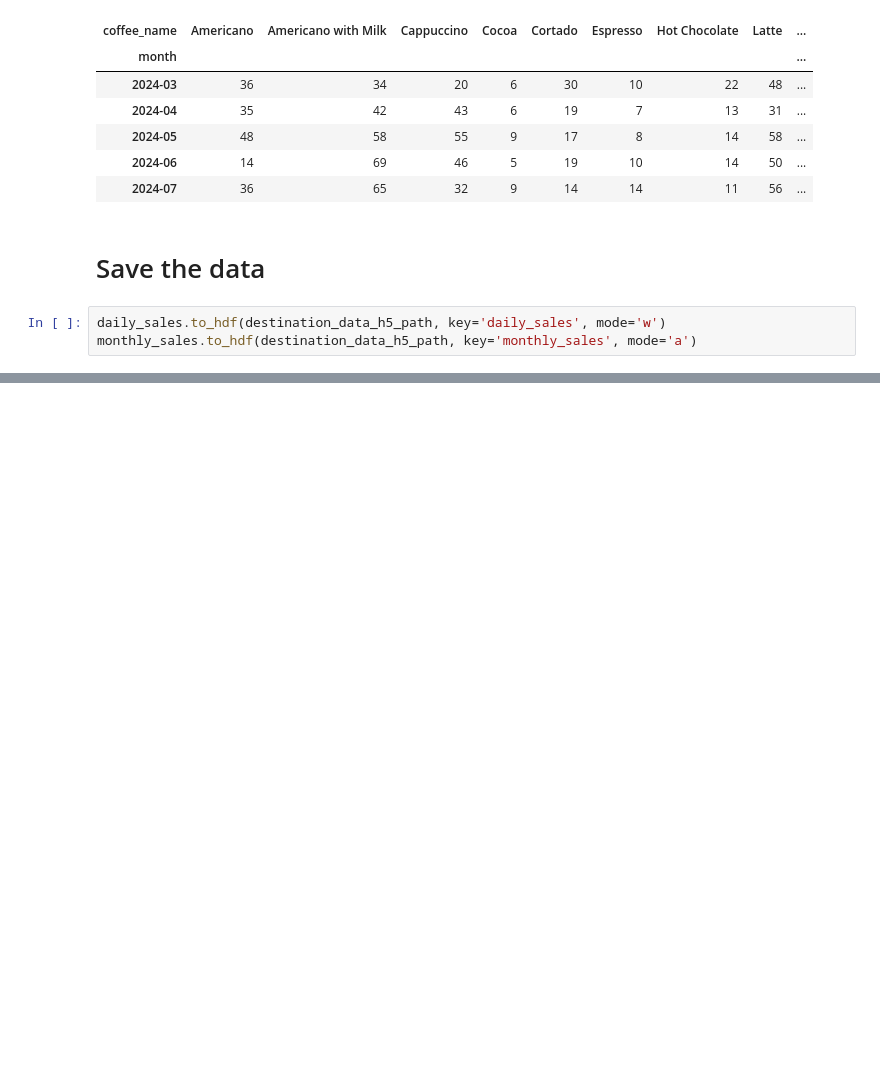
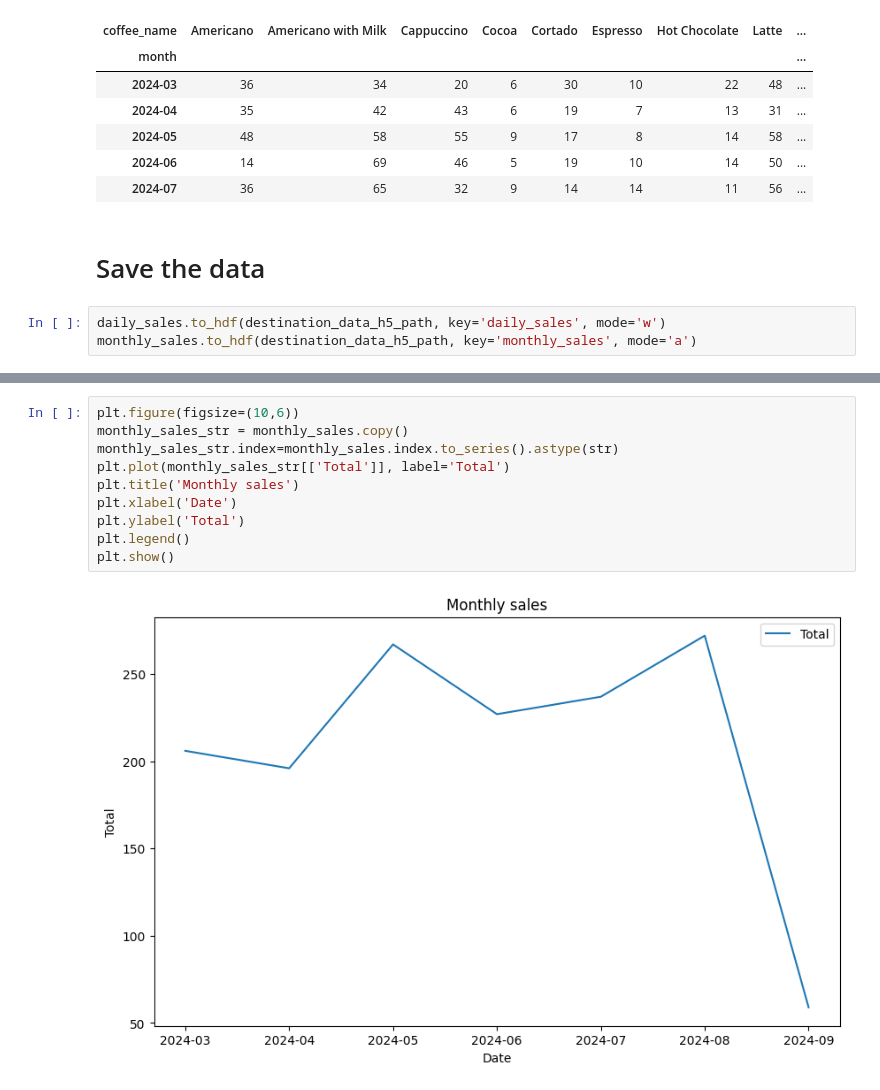
Before and after one commit to LorenNuyts/target_transformations, a Jupyter notebook: data/raw_data/coffee_sales.ipynb, the cells around one changed output, grey strips where cells are left out. Drawn from its saved outputs; the diff is of its cells as text; blank space fills up the shorter version.

```diff
--- a/data/raw_data/coffee_sales.ipynb
+++ b/data/raw_data/coffee_sales.ipynb
@@ -67,0 +79,12 @@ monthly_sales.to_hdf(destination_data_h5_path, key='monthly_sales', mode='a')
+# %%
+plt.figure(figsize=(10,6))
+monthly_sales_str = monthly_sales.copy()
+monthly_sales_str.index=monthly_sales.index.to_series().astype(str)
+plt.plot(monthly_sales_str[['Total']], label='Total')
+plt.title('Monthly sales')
+plt.xlabel('Date')
+plt.ylabel('Total')
+plt.legend()
+plt.show()
+# %% [output]
+[figure, added]
```
Also changed, not shown: parts of 4 cells of this notebook, 7 other files.
